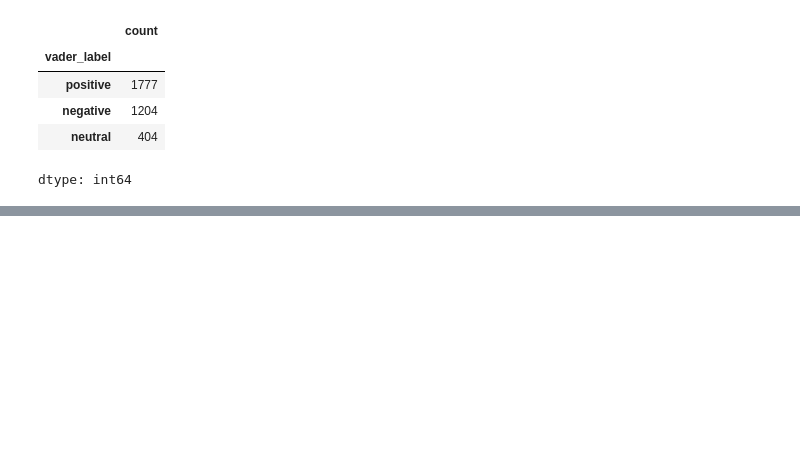
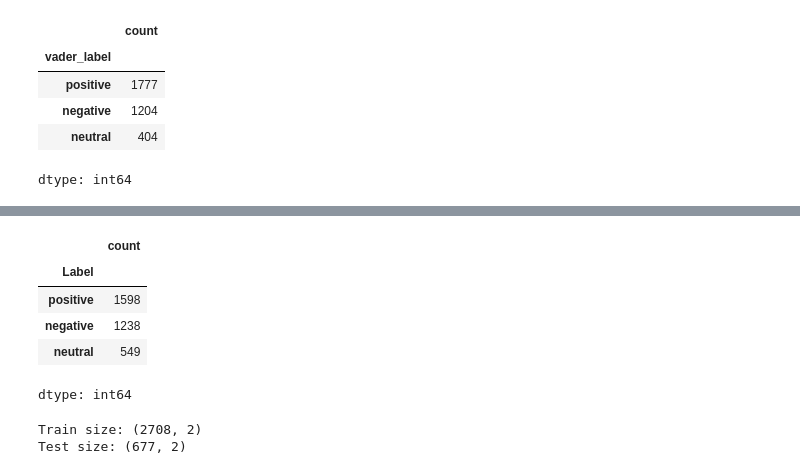
Before and after one commit to mf2056/F20AA, a Jupyter notebook: DataAnalysis.ipynb, the cells around one changed output, grey strips where cells are left out. Saved outputs shown, nothing was run; the diff lists cells and outputs as text; code cells hidden in the pictures; blank space fills up the shorter version.

```diff
--- a/DataAnalysis.ipynb
+++ b/DataAnalysis.ipynb
@@ -188,0 +325,25 @@ manual_set.to_csv("manual_set.csv", index=False)
+# %%
+final_df['Label'].value_counts()
+# %% [output]
+|  | count |
+| Label |  |
+| positive | 1598 |
+| negative | 1238 |
+| neutral | 549 |
+dtype: int64
+# %%
+# Performing Test Train Split
+from sklearn.model_selection import train_test_split
+
+train_df, test_df = train_test_split(
+    final_df,
+    test_size=0.2,
+    random_state=21,
+    stratify=final_df["Label"]
+)
+
+print("Train size:", train_df.shape)
+print("Test size:", test_df.shape)
+# %% [output]
+Train size: (2708, 2)
+Test size: (677, 2)
```
Also changed, not shown: parts of 24 cells of this notebook.
